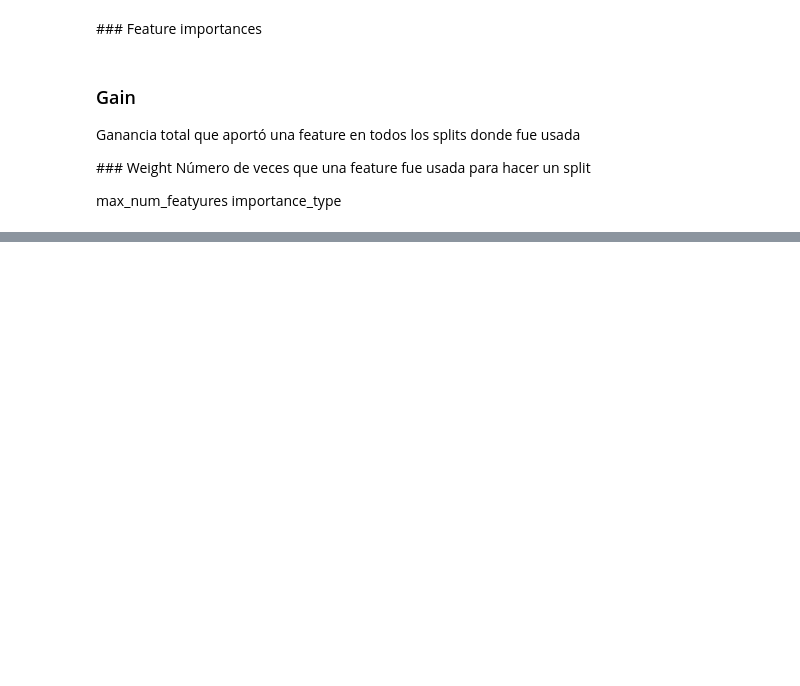
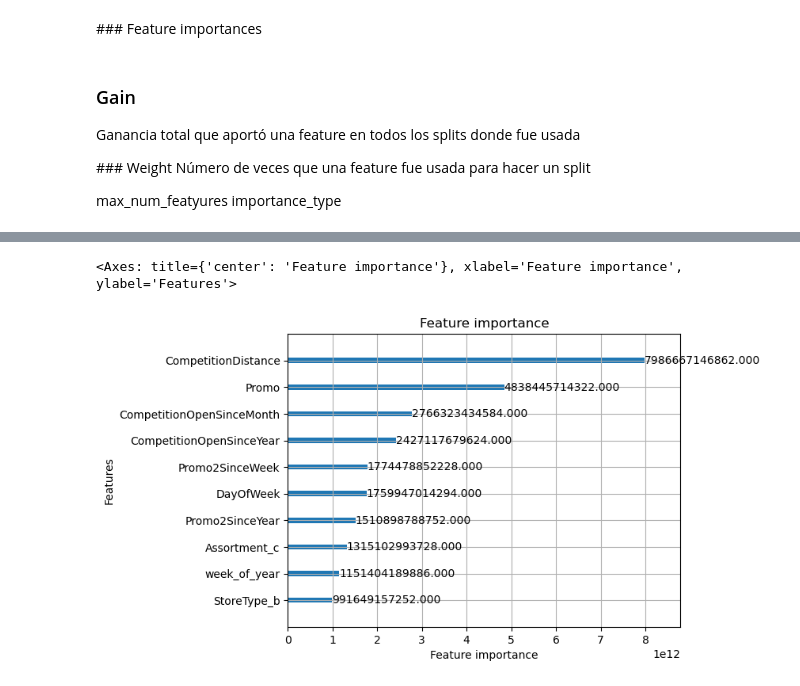
Before and after one commit to zayo1511/LabAprEst, a Jupyter notebook: Parcial3/lightgbm_rossman_sin_resolver.ipynb, the cells around one changed output, grey strips where cells are left out. Cells and saved outputs as stored; diff of their text form; code cells hidden in the pictures; blank space fills up the shorter version.

```diff
--- a/Parcial3/lightgbm_rossman_sin_resolver.ipynb
+++ b/Parcial3/lightgbm_rossman_sin_resolver.ipynb
@@ -139,0 +203,5 @@ import lightgbm as lgb
+# %%
+lgb.plot_importance(model, max_num_features=10, importance_type='gain')
+# %% [output]
+<Axes: title={'center': 'Feature importance'}, xlabel='Feature importance', ylabel='Features'>
+[figure, added]
```
Also changed, not shown: parts of 6 cells of this notebook.
